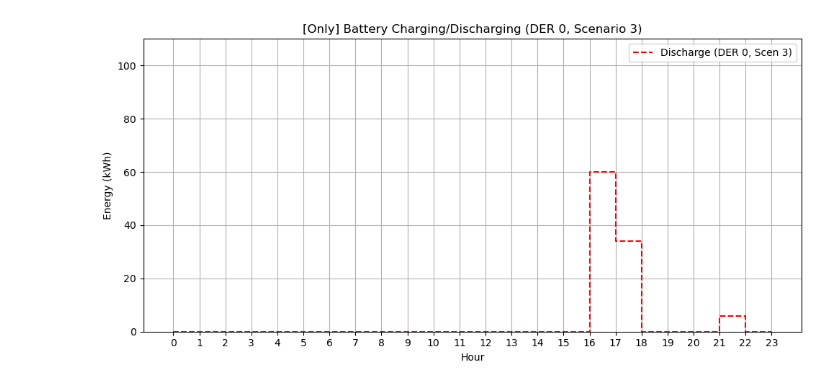
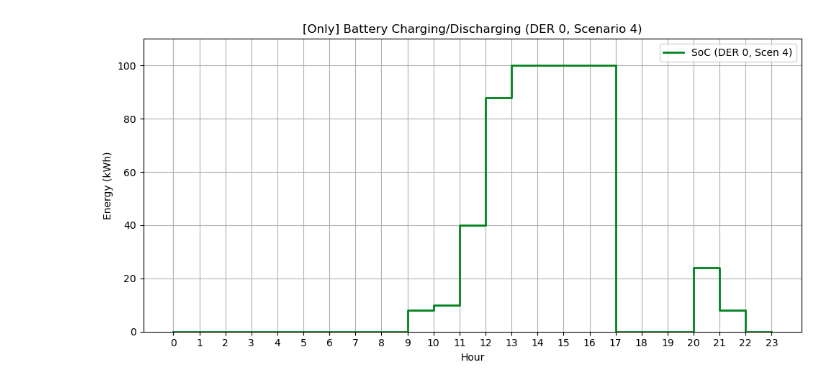
Before and after one commit to syeoyo/der, a Jupyter notebook: sder_set.ipynb, the cells around one changed output. Saved outputs shown, nothing was run; the diff lists cells and outputs as text; code cells hidden in the pictures.

```diff
--- a/sder_set.ipynb
+++ b/sder_set.ipynb
@@ -191,23 +256,23 @@ TOTAL: 1587.00
 # %%
 i=0
-s=3
+s=4
 zc_single = zc_vals[i, :, s]
 zd_single = zd_vals[i, :, s]
 z_single = z_vals[i, :, s]
 hours = np.arange(len(zc_single))
 
 plt.figure(figsize=(10, 5))
 # plt.step(hours, zc_single, where='post', label=f"Charge (DER {i}, Scen {s})", color = 'green', linestyle = "--", linewidth = 1.5)
-plt.step(hours, zd_single, where='post', label=f"Discharge (DER {i}, Scen {s})", linestyle = "--", color = 'red')
-# plt.step(hours, z_single, where='post', label=f"SoC (DER {i}, Scen {s})", color='#00821E', linewidth=2)
+# plt.step(hours, zd_single, where='post', label=f"Discharge (DER {i}, Scen {s})", linestyle = "--", color = 'red')
+plt.step(hours, z_single, where='post', label=f"SoC (DER {i}, Scen {s})", color='#00821E', linewidth=2)
 plt.title(f"[Only] Battery Charging/Discharging (DER {i}, Scenario {s})")
 plt.xlabel("Hour")
 plt.ylabel("Energy (kWh)")
 plt.ylim(0, K[i].max()+10)
 plt.xticks(hours)
 plt.legend()
 plt.grid(True)
 plt.tight_layout()
 plt.show()
 # %% [output]
-[figure, old version]
+[figure, new version]
```
Also changed, not shown: parts of 6 cells of this notebook, 4 other files.
